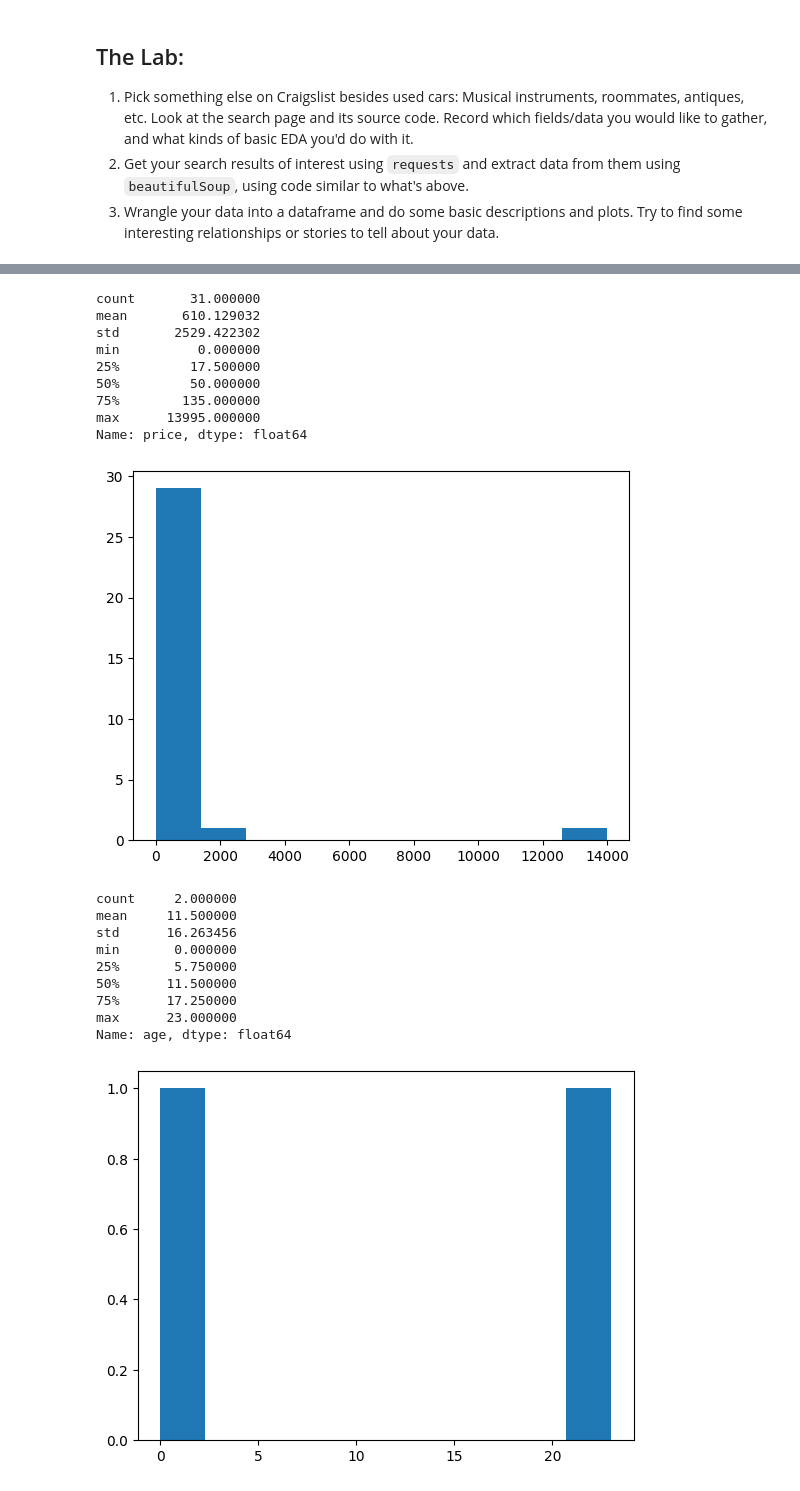
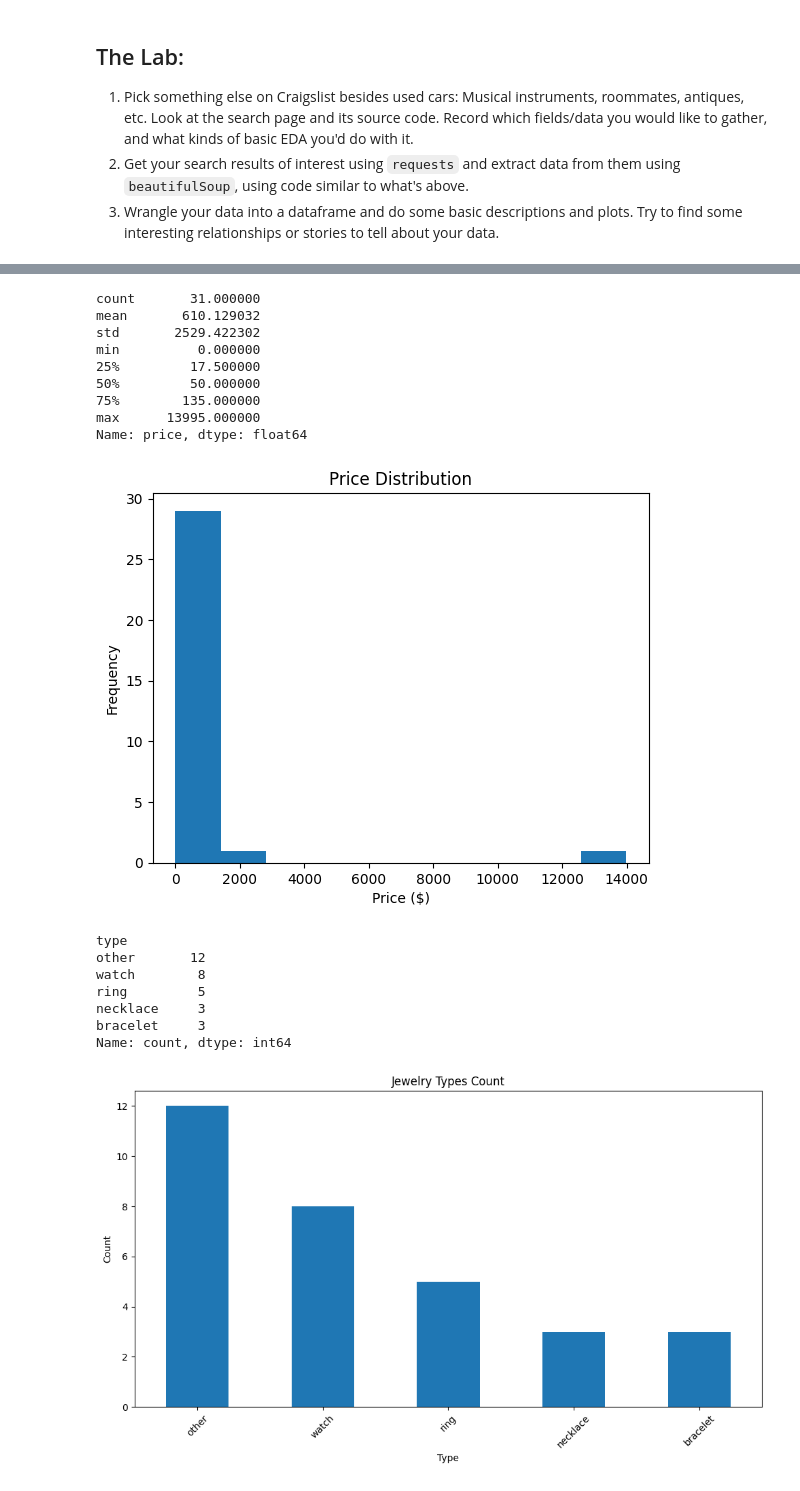
Before and after one commit to elyse-undan/wrangling, a Jupyter notebook: lab/lab_code.ipynb, the cells around one changed output, grey strips where cells are left out. Drawn from its saved outputs; the diff is of its cells as text; code cells hidden in the pictures.

Commit message:
web scraping jewelry from craigslist

```diff
--- a/lab/lab_code.ipynb
+++ b/lab/lab_code.ipynb
@@ -22,7 +22,7 @@ header = {'User-Agent': 'Mozilla/5.0 (Windows NT 10.0; Win64; x64; rv:124.0) Gec
 url = 'https://charlottesville.craigslist.org/search/jwa#search=2~gallery~0'
 raw = requests.get(url,headers=header) # Get page
 
-types = ['necklace', 'watch', 'bracelet', 'ring', 'earring']
+types = ['necklace', 'watch', 'bracelet', 'ring', 'earring', 'pendant', 'chain']
 
 
 bsObj = soup(raw.content,'html.parser') # Parse the html
@@ -54,8 +78,7 @@ df = pd.DataFrame.from_dict(data)
 df['price'] = df['price'].str.replace('$','')
 df['price'] = df['price'].str.replace(',','')
 df['price'] = pd.to_numeric(df['price'],errors='coerce')
-df['year'] = pd.to_numeric(df['year'],errors='coerce')
-df['age'] = 2025-df['year']
+df['price_category'] = pd.cut(df['price'], bins=[-1, 0, 50, 150, 500, float('inf')], labels=['free', 'budget', 'mid-range', 'premium', 'luxury'])
 print(df.shape)
 df.to_csv('craigslist_cville_jewelry.csv')
 df.head()
@@ -70,29 +93,63 @@ df.head()
 # %%
-# EDA for price and age:
+# EDA for price:
 print(df['price'].describe())
 df['price'].hist(grid=False)
+plt.title('Price Distribution')
+plt.xlabel('Price ($)')
+plt.ylabel('Frequency')
 plt.show()
-print(df['age'].describe())
-df['age'].hist(grid=False)
+
+# EDA for jewelry types:
+print(df['type'].value_counts())
+plt.figure(figsize=(10, 6))
+df['type'].value_counts().plot(kind='bar')
+plt.title('Jewelry Types Count')
+plt.xlabel('Type')
+plt.ylabel('Count')
+plt.xticks(rotation=45)
+plt.tight_layout()
 plt.show()
+
+# Price by jewelry type:
+print(df.groupby('type')['price'].describe())
+plt.figure(figsize=(12, 6))
+df.boxplot(column='price', by='type')
+plt.title('Price Distribution by Jewelry Type')
+plt.suptitle('')
+plt.xlabel('Jewelry Type')
+plt.ylabel('Price ($)')
+plt.xticks(rotation=45)
+plt.tight_layout()
+plt.show()
+
+# EDA for materials:
+material_counts = {
+    'Gold': df['has_gold'].sum(),
+    'Silver': df['has_silver'].sum(),
+    'Diamond': df['has_diamond'].sum()
+}
+plt.figure(figsize=(8, 6))
+plt.bar(material_counts.keys(), material_counts.values(), edgecolor='black')
+plt.title('Material Mentions in Listings')
+plt.xlabel('Material')
+plt.ylabel('Count')
+plt.show()
 # %% [output]
 count       31.000000
 mean       610.129032
 std       2529.422302
 min          0.000000
 25%         17.500000
 50%         50.000000
 75%        135.000000
 max      13995.000000
 Name: price, dtype: float64
-[figure, old version]
+[figure, new version]
-count     2.000000
-mean     11.500000
-std      16.263456
-min       0.000000
-25%       5.750000
-50%      11.500000
-75%      17.250000
-max      23.000000
-Name: age, dtype: float64
+type
+other       12
+watch        8
+ring         5
+necklace     3
+bracelet     3
+Name: count, dtype: int64
-[figure, old version]
+[figure, new version]
```
Also changed, not shown: parts of 19 cells of this notebook, 2 other files.
